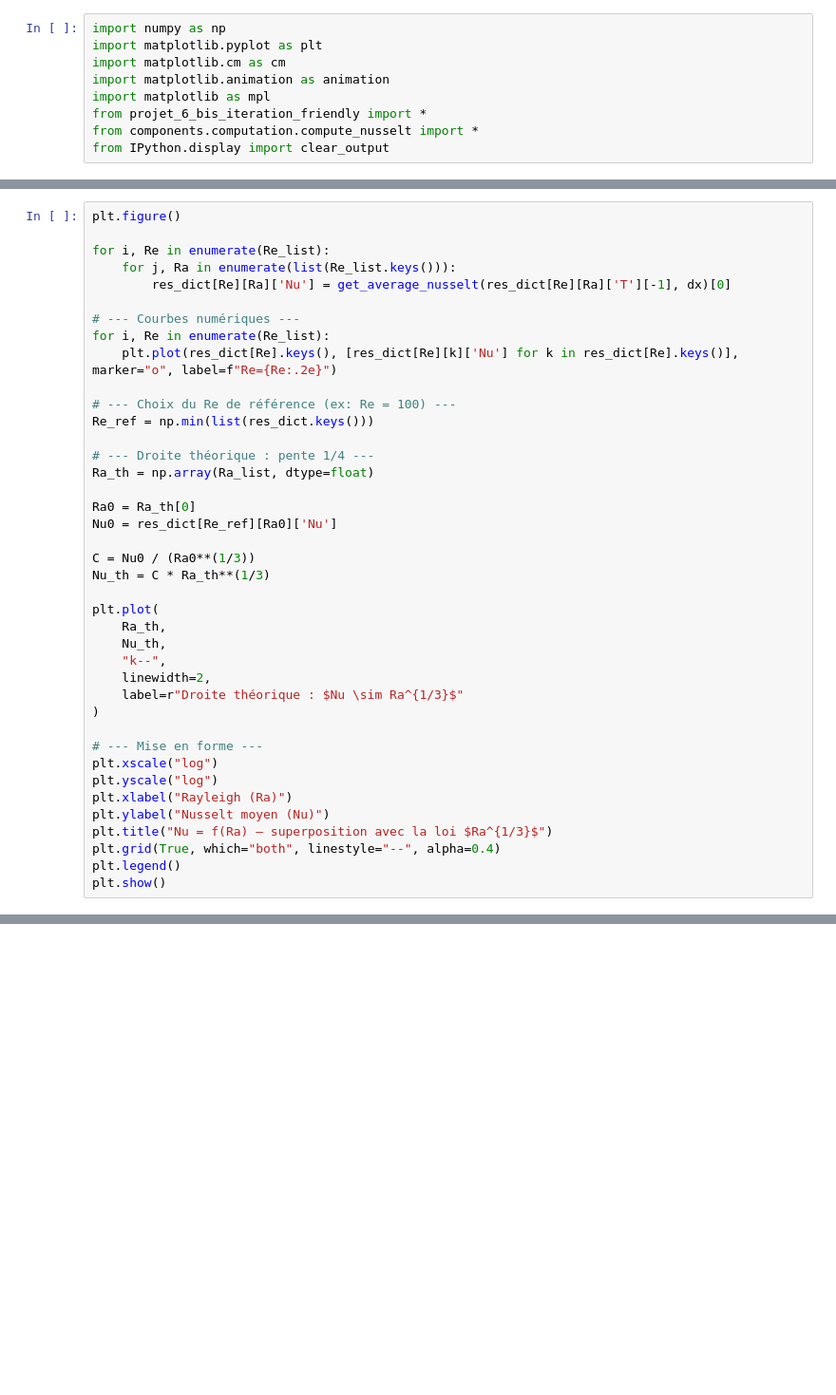
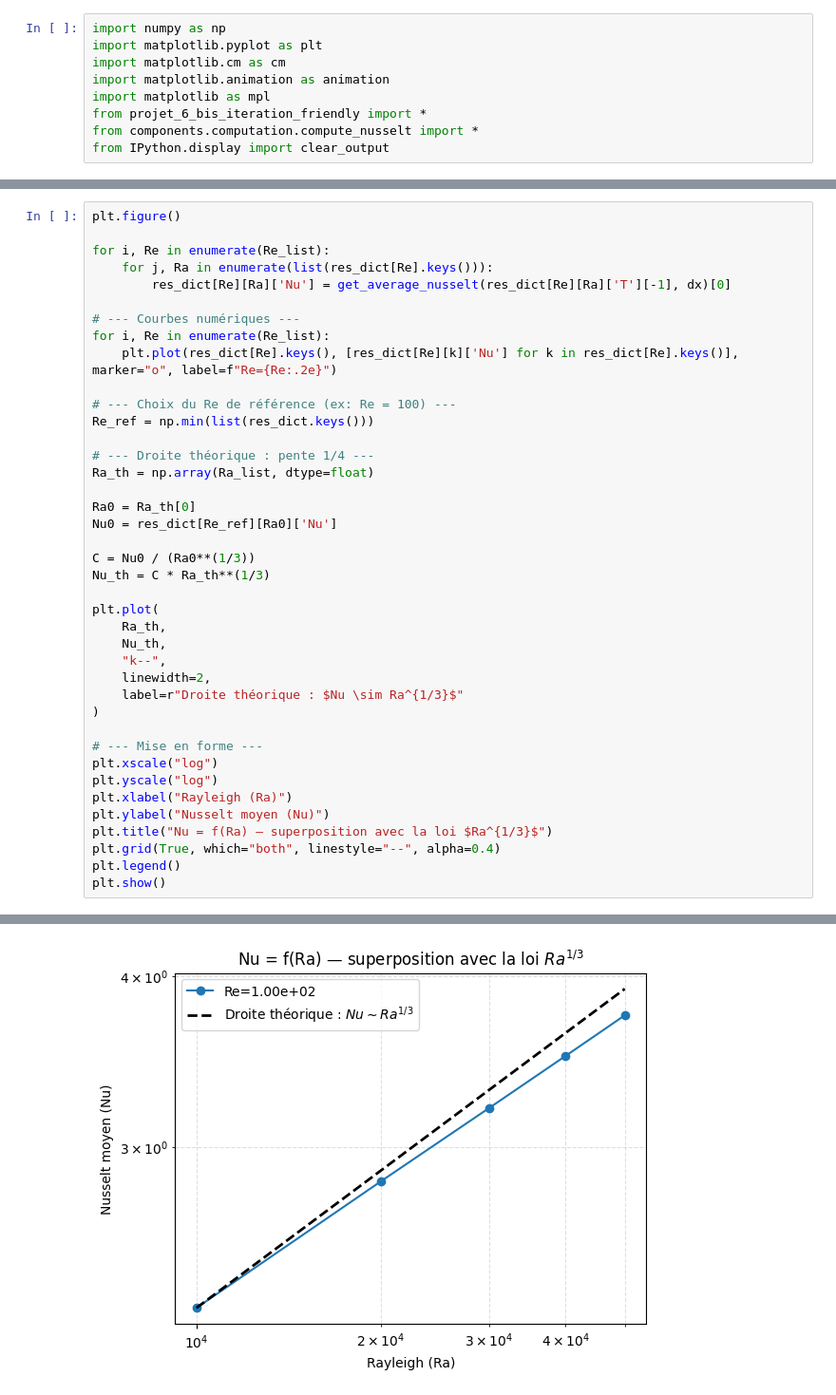
Before and after one commit to PierreG25/Thermal-transfert, a Jupyter notebook: Nusselt.ipynb, the cells around one changed output, grey strips where cells are left out. Shown at 95% size. Drawn from its saved outputs; the diff is of its cells as text; blank space fills up the shorter version.

```diff
--- a/Nusselt.ipynb
+++ b/Nusselt.ipynb
@@ -96,7 +81,7 @@ for i, Re in enumerate(Re_list):
 plt.figure()
 
 for i, Re in enumerate(Re_list):
-    for j, Ra in enumerate(list(Re_list.keys())):
+    for j, Ra in enumerate(list(res_dict[Re].keys())):
         res_dict[Re][Ra]['Nu'] = get_average_nusselt(res_dict[Re][Ra]['T'][-1], dx)[0]
 
 # --- Courbes numériques ---
@@ -138,3 +121,4 @@ KeyError: 'Nu'
+[figure, added]
 # %%
 # 1. Préparation de la grille
 x = np.linspace(0, Lx, nx)
```
Also changed, not shown: parts of 6 cells of this notebook.
